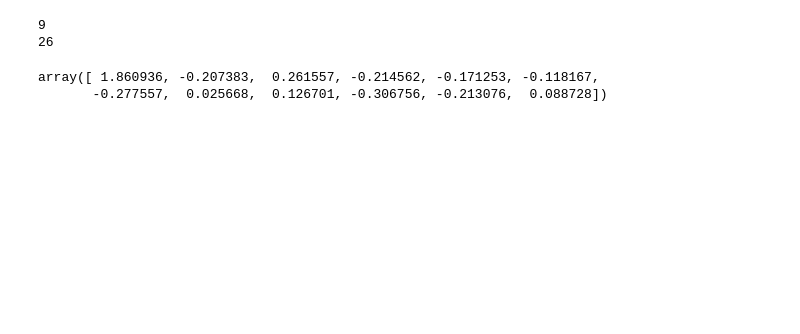
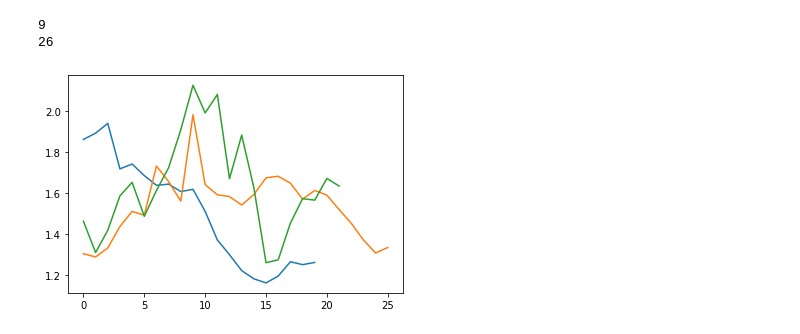
Before and after one commit to icik251/JapaneseSpeechRecognition, a Jupyter notebook: data_processing.ipynb, the cells around one changed output. Saved outputs shown, nothing was run; the diff lists cells and outputs as text; code cells hidden in the pictures; blank space fills up the shorter version.

```diff
--- a/data_processing.ipynb
+++ b/data_processing.ipynb
@@ -106,8 +154,16 @@ print(len(list_of_processed_trains[269]))
 # %% [output]
 9
 26
-# %%
-list_of_processed_trains[0]
-# %% [output]
-array([ 1.860936, -0.207383,  0.261557, -0.214562, -0.171253, -0.118167,
-       -0.277557,  0.025668,  0.126701, -0.306756, -0.213076,  0.088728])
+# %%
+import matplotlib.pyplot as plt
+
+## Test visuzalization before processing
+for count, item in enumerate(list_of_trains):
+    for feature_idx, feature_vector in enumerate(item.T):
+        if feature_idx == 0:
+            plt.plot(feature_vector)
+        break
+    if count == 2:
+        break
+# %% [output]
+[figure, added]
```
Also changed, not shown: parts of 9 cells of this notebook, 15 other files.
